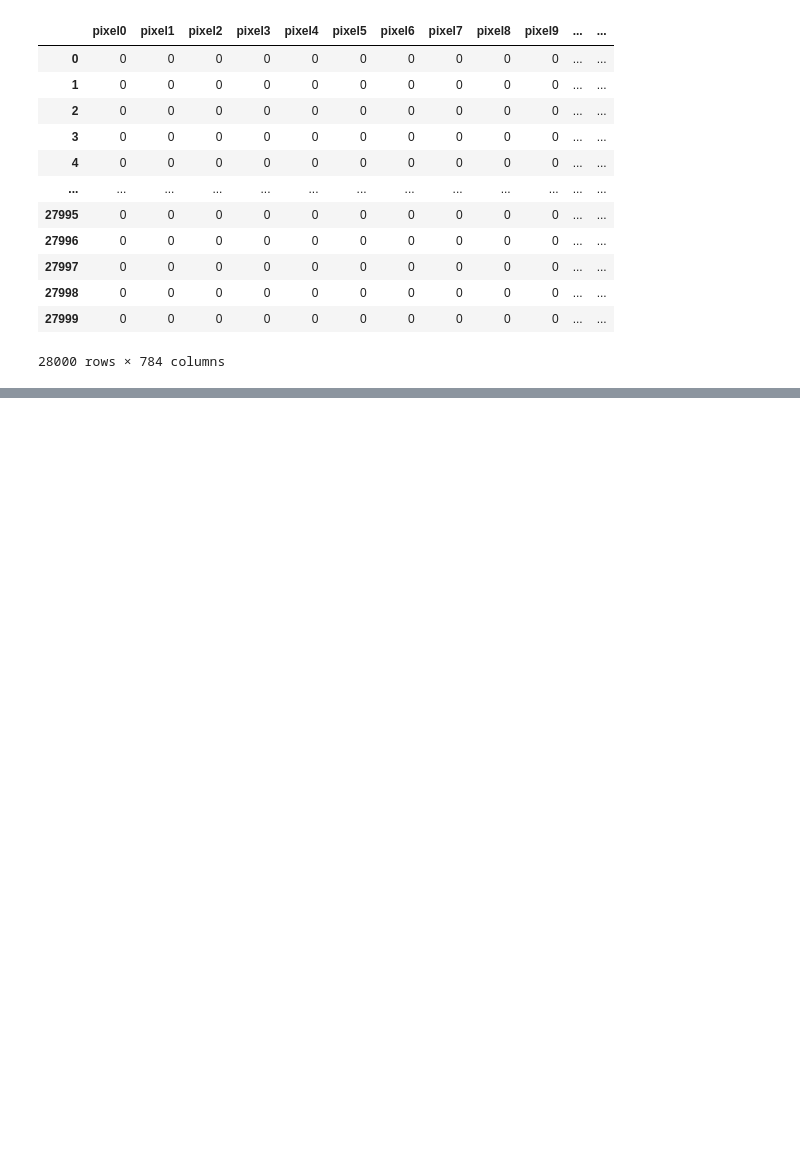
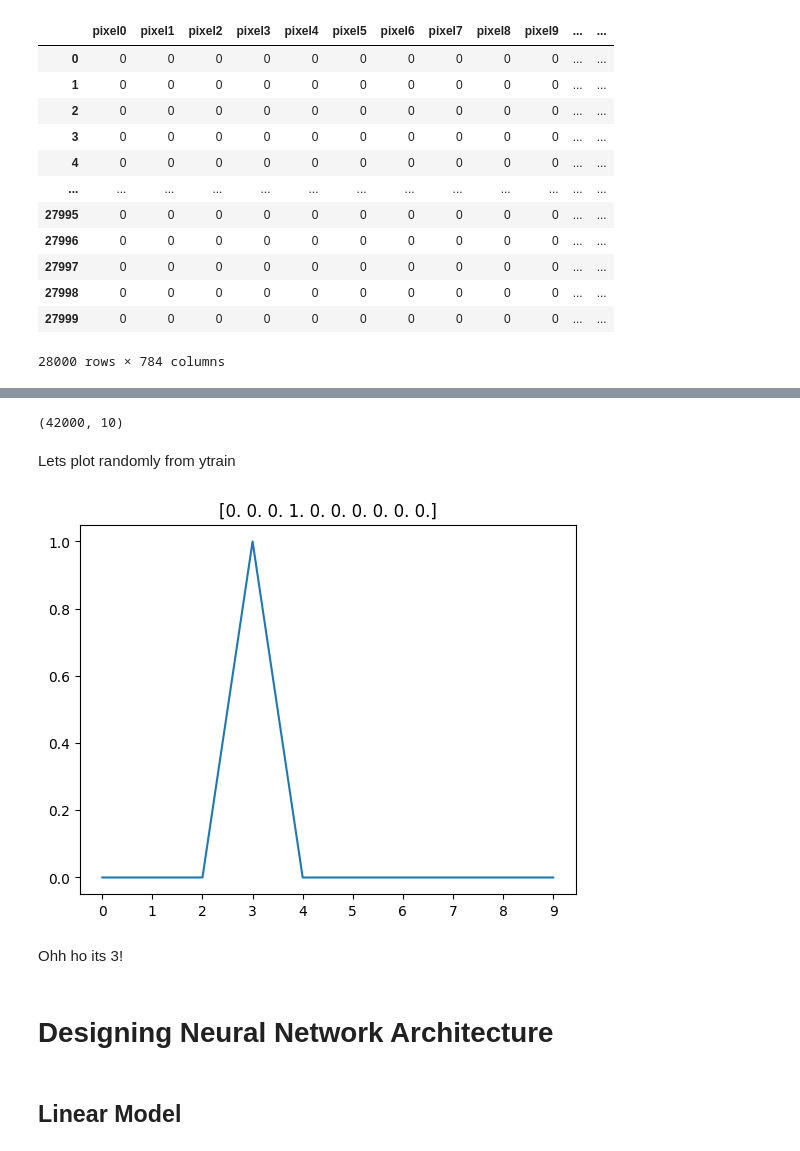
Before and after one commit to indhra/Digit_Recongnizer_MNIST, a Jupyter notebook: Digits_Recognizer_MNIST.ipynb, the cells around one changed output, grey strips where cells are left out. Saved outputs shown, nothing was run; the diff lists cells and outputs as text; code cells hidden in the pictures; blank space fills up the shorter version.

Commit message:
final models

```diff
--- a/Digits_Recognizer_MNIST.ipynb
+++ b/Digits_Recognizer_MNIST.ipynb
@@ -49,0 +161,4 @@ orig_test_df
+# %%
+y_train = to_categorical(y_train)
+num_classes = y_train.shape[1]
+num_classes, y_train
@@ -49,0 +174,17 @@ orig_test_df
+# %%
+y_train.shape
+# %% [output]
+(42000, 10)
+# %% [markdown]
+Lets plot randomly from ytrain
+# %%
+plt.title(y_train[9])
+plt.plot(y_train[9])
+plt.xticks(range(10))
+plt.show()
+# %% [output]
+[figure, added]
+# %% [markdown]
+Ohh ho its 3!
+# %% [markdown]
+# Designing Neural Network Architecture
@@ -49,0 +198,2 @@ orig_test_df
+# %% [markdown]
+## Linear Model
```
Also changed, not shown: parts of 54 cells of this notebook, 3 other files.
